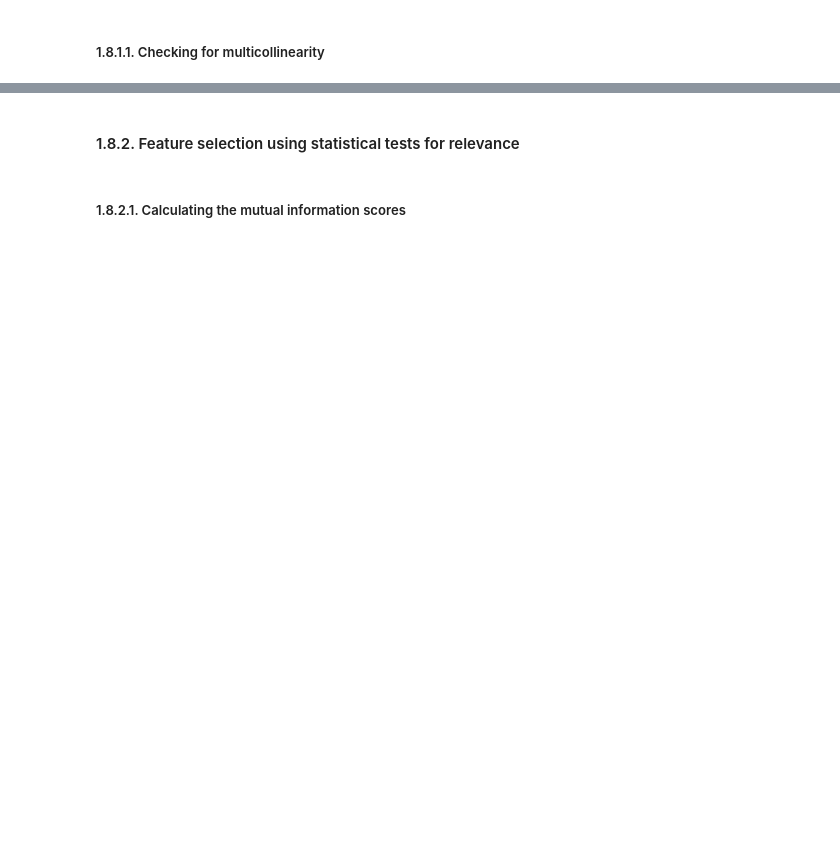
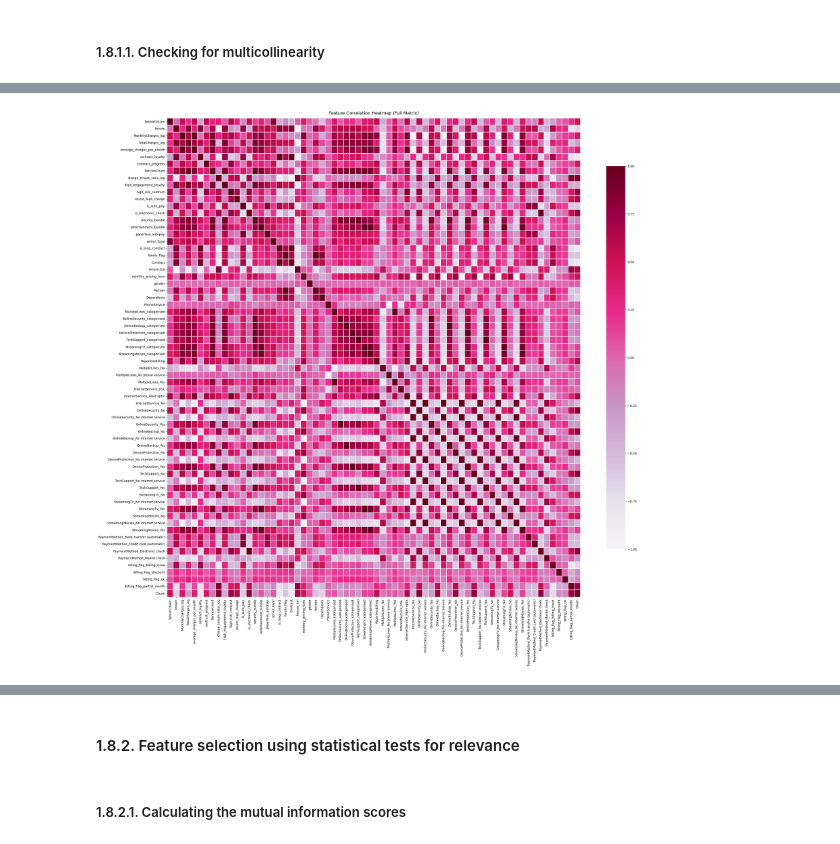
Before and after one commit to codedbyseosy/Exploratory-Data-Analysis-EDA-Project, a Jupyter notebook: Customer Churn Prediction/notebooks/02_modelling.ipynb, the cells around one changed output, grey strips where cells are left out. Cells and saved outputs as stored; diff of their text form; code cells hidden in the pictures; blank space fills up the shorter version.

```diff
--- a/Customer Churn Prediction/notebooks/02_modelling.ipynb
+++ b/Customer Churn Prediction/notebooks/02_modelling.ipynb
@@ -873,0 +1139,32 @@ plt.show()
+# %%
+dataset["high_risk_contract"] = ((dataset["Contract"] == "Month-to-month") &
+                                      (dataset["MonthlyCharges"] > 80)).astype(int)
+
+dataset["recent_high_charge"] = ((dataset["tenure"] < 12) & (dataset["MonthlyCharges"] > 90)).astype(int)
+
+auto_methods = ["Bank transfer (automatic)", "Credit card (automatic)"]
+dataset["is_auto_pay"] = dataset["PaymentMethod"].isin(auto_methods).astype(int)
+
+dataset["is_electronic_check"] = (dataset["PaymentMethod"] == "Electronic check").astype(int)
+
+dataset["security_bundle"] = (
+    (dataset["OnlineSecurity"] == "Yes").astype(int) +
+    (dataset["OnlineBackup"] == "Yes").astype(int) +
+    (dataset["DeviceProtection"] == "Yes").astype(int) +
+    (dataset["TechSupport"] == "Yes").astype(int)
+)
+
+dataset["entertainment_bundle"] = ((dataset["StreamingTV"] == "Yes") &
+                                 (dataset["StreamingMovies"] == "Yes")).astype(int)
+
+
+dataset["paperless_autopay"] = ((dataset["PaperlessBilling"] == "Yes") &
+                              (dataset["is_auto_pay"] == 1)).astype(int)
+
+dataset["senior_loyal"] = ((dataset["SeniorCitizen"] == 1) &
+                         (dataset["tenure"] > 24)).astype(int)
+
+dataset["is_long_contract"] = dataset["Contract"].isin(["One year", "Two year"]).astype(int)
+
+dataset["family_flag"] = ((dataset["Partner"] == "Yes") |
+                        (dataset["Dependents"] == "Yes")).astype(int)
@@ -951,9 +1408,9 @@ X_train, X_test, y_train, y_test = train_test_split(X_untransformed, y_df, strat
 # %%
 # Binary features: categorical columns with only two categories (Yes/No, Male/Female, etc.)
 binary_features = ["gender", "Partner", "Dependents", "PhoneService",
-                   "MultipleLines", "OnlineSecurity", "OnlineBackup",
-                   "DeviceProtection", "TechSupport", "StreamingTV",
-                   "StreamingMovies", "PaperlessBilling"]
+                   "MultipleLines_categorised", "OnlineSecurity_categorised", "OnlineBackup_categorised",
+                   "DeviceProtection_categorised", "TechSupport_categorised", "StreamingTV_categorised",
+                   "StreamingMovies_categorised", "PaperlessBilling"]
 
 # Ordinal features: categorical variables with a natural order (e.g., contract length, tenure bins, pricing tiers)
 ordinal_features = ["Contract", "tenure_bin", "monthly_pricing_tiers"]
@@ -961,7 +1418,9 @@ ordinal_features = ["Contract", "tenure_bin", "monthly_pricing_tiers"]
 # Nominal features: categorical variables without an inherent order (e.g., Internet type, payment method, billing flag) -
 # (contract_paperless commented out for now, but can be added if needed during evaluation)
 # nominal_features = ["InternetService", "PaymentMethod", "billing_flag", "contract_paperless"]
-nominal_features = ["InternetService", "PaymentMethod", "billing_flag"]
+nominal_features = ["MultipleLines", "InternetService", "OnlineSecurity", "OnlineBackup",
+                   "DeviceProtection", "TechSupport", "StreamingTV",
+                   "StreamingMovies", "PaymentMethod", "billing_flag"]
 
 # Numeric features: automatically select all numeric columns
 numeric_features = X_untransformed.select_dtypes(include='number')
@@ -1228,33 +1823,35 @@ for i in encoded_datasets:
 # %%
 from matplotlib.colors import LinearSegmentedColormap
 
 # Make a copy of the training dataset for tree-based models
 corr_data_tree = X_train_tree.copy()
 
 # Add the target column 'Churn' to the dataset to analyse correlations
 corr_data_tree["Churn"] = y_train
 
 # Compute the pairwise correlation matrix for all features + target
 corr_matrix_tree = corr_data_tree.corr()
 
 # Set figure size
-plt.figure(figsize=(21,18)) # Make the heatmap large for readability
+plt.figure(figsize=(30,28)) # Make the heatmap large for readability
 
 # Plot the heatmap of correlations
 sns.heatmap(
     corr_matrix_tree.corr(),
     cmap="PuRd",
     center=0,
     annot=False,
     linewidths=0.1,
     cbar_kws={"shrink": .8}
 )
 
 # Add title
 plt.title("Feature Correlation Heatmap (Full Matrix)", fontsize=14, pad=12)
 
 # Display heatmap
 plt.show()
+# %% [output]
+[figure, added]
 # %%
 from matplotlib.colors import LinearSegmentedColormap
 
```
Also changed, not shown: parts of 127 cells of this notebook, 14 other files.
